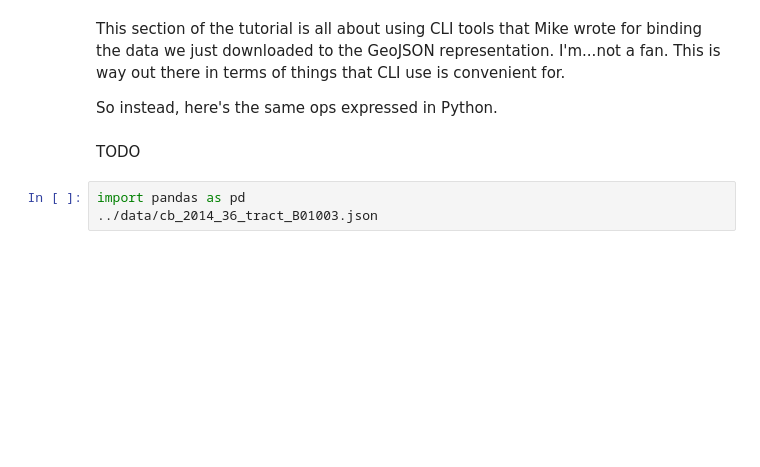
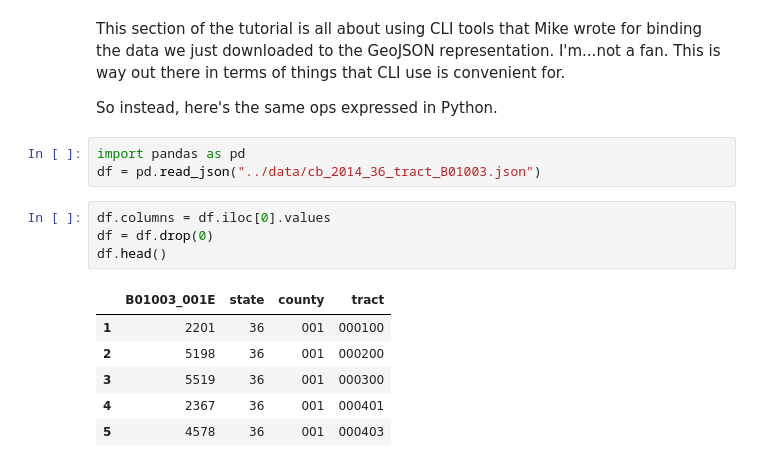
Before and after one commit to ResidentMario/d3-data, a Jupyter notebook: notebooks/Command Line Cartography.ipynb, the cells around one changed output. Saved outputs shown, nothing was run; the diff lists cells and outputs as text; blank space fills up the shorter version.

```diff
--- a/notebooks/Command Line Cartography.ipynb
+++ b/notebooks/Command Line Cartography.ipynb
@@ -93,8 +93,17 @@ curl 'http://api.census.gov/data/2014/acs5?get=B01003_001E&for=tract:*&in=state:
 This section of the tutorial is all about using CLI tools that Mike wrote for binding the data we just downloaded to the GeoJSON representation. I'm...not a fan. This is way out there in terms of things that CLI use is convenient for.
 
 So instead, here's the same ops expressed in Python.
-# %% [markdown]
-TODO
 # %%
 import pandas as pd
-../data/cb_2014_36_tract_B01003.json
+df = pd.read_json("../data/cb_2014_36_tract_B01003.json")
+# %%
+df.columns = df.iloc[0].values
+df = df.drop(0)
+df.head()
+# %% [output]
+|  | B01003_001E | state | county | tract |
+| 1 | 2201 | 36 | 001 | 000100 |
+| 2 | 5198 | 36 | 001 | 000200 |
+| 3 | 5519 | 36 | 001 | 000300 |
+| 4 | 2367 | 36 | 001 | 000401 |
+| 5 | 4578 | 36 | 001 | 000403 |
```
Also changed, not shown: parts of 41 cells of this notebook, 19 other files.
